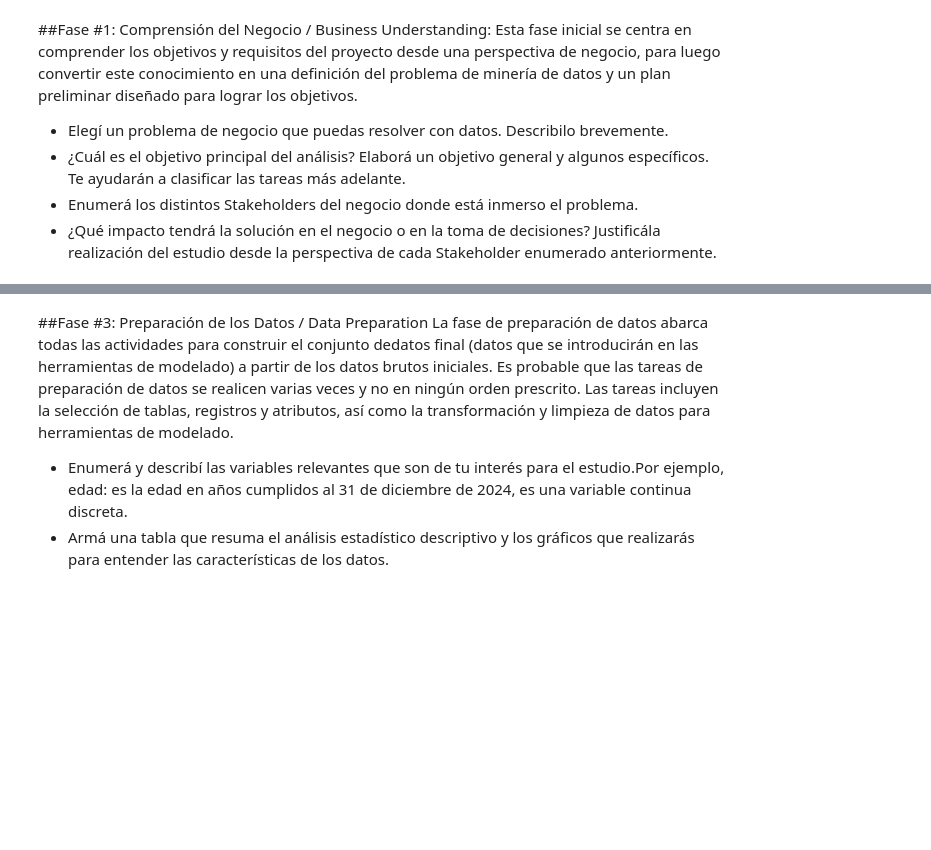
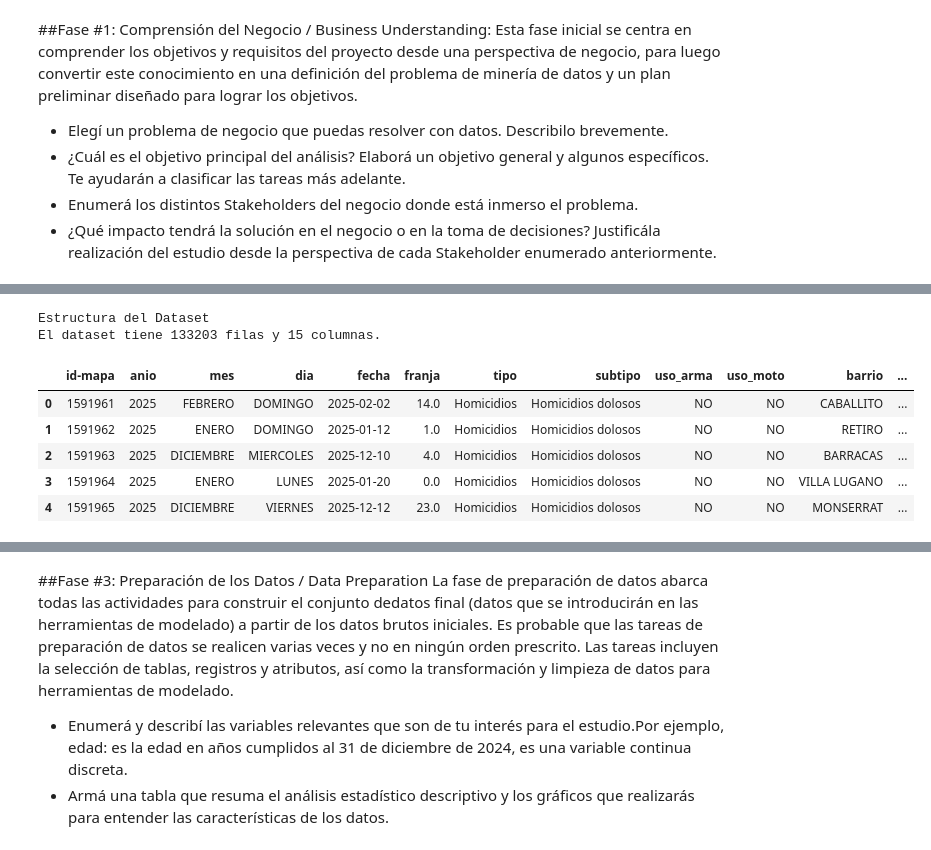
Before and after one commit to ChronosXV/Ingenieria_Software, a Jupyter notebook: Proyecto/UGR_Ing_de_Software_Grupo_2_TP.ipynb, the cells around one changed output, grey strips where cells are left out. Drawn from its saved outputs; the diff is of its cells as text; code cells hidden in the pictures; blank space fills up the shorter version.

```diff
--- a/Proyecto/UGR_Ing_de_Software_Grupo_2_TP.ipynb
+++ b/Proyecto/UGR_Ing_de_Software_Grupo_2_TP.ipynb
@@ -52,0 +110,20 @@ La fase de comprensión de datos comienza con una recopilación inicial de datos
+# %%
+# Creamos el df con los datos de nuestro dataSet para poder analizar los datos
+df_delitos = pd.read_excel('/content/Ingenieria_Software/Proyecto/DataSet_Original/delitos_2025.xlsx')
+# %%
+# Descripcion de la estructura del dataset:
+print("\nEstructura del Dataset")
+print(f"El dataset tiene {df_delitos.shape[0]} filas y {df_delitos.shape[1]} columnas.")
+# %% [output]
+Estructura del Dataset
+El dataset tiene 133203 filas y 15 columnas.
+# %%
+# Mostramos las Primeras 5 filas de nuestro DataFrame
+display(df_delitos.head())
+# %% [output]
+|  | id-mapa | anio | mes | dia | fecha | franja | tipo | subtipo | uso_arma | uso_moto | barrio | ... |
+| 0 | 1591961 | 2025 | FEBRERO | DOMINGO | 2025-02-02 | 14.0 | Homicidios | Homicidios dolosos | NO | NO | CABALLITO | ... |
+| 1 | 1591962 | 2025 | ENERO | DOMINGO | 2025-01-12 | 1.0 | Homicidios | Homicidios dolosos | NO | NO | RETIRO | ... |
+| 2 | 1591963 | 2025 | DICIEMBRE | MIERCOLES | 2025-12-10 | 4.0 | Homicidios | Homicidios dolosos | NO | NO | BARRACAS | ... |
+| 3 | 1591964 | 2025 | ENERO | LUNES | 2025-01-20 | 0.0 | Homicidios | Homicidios dolosos | NO | NO | VILLA LUGANO | ... |
+| 4 | 1591965 | 2025 | DICIEMBRE | VIERNES | 2025-12-12 | 23.0 | Homicidios | Homicidios dolosos | NO | NO | MONSERRAT | ... |
```
Also changed, not shown: parts of 20 cells of this notebook.
